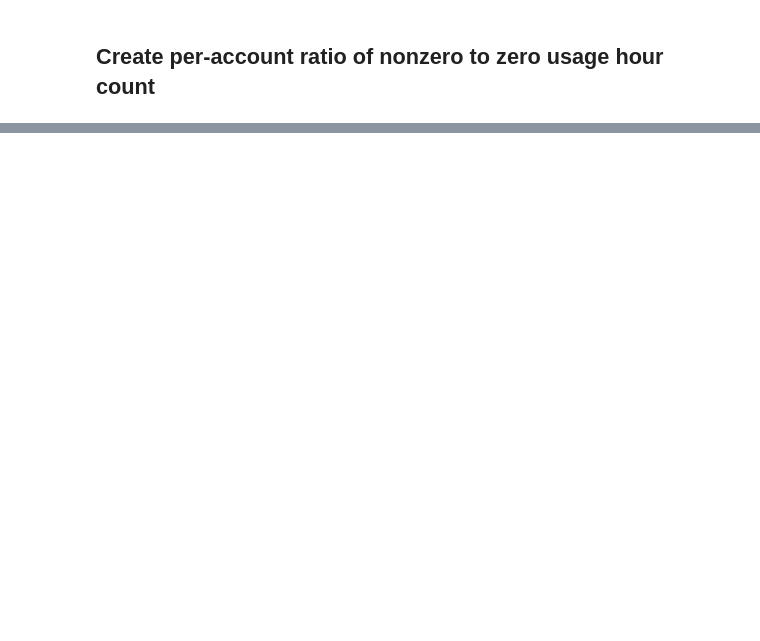
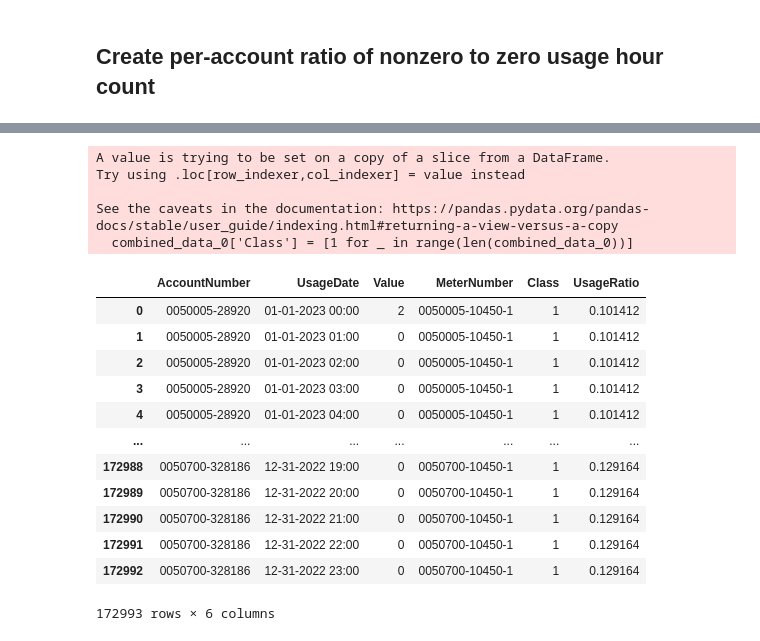
Before and after one commit to Starfarmer2/DIIG_Aquatrax_F23, a Jupyter notebook: src/Small_Leaks/leak_lda_v2_Lewis.ipynb, the cells around one changed output, grey strips where cells are left out. Saved outputs shown, nothing was run; the diff lists cells and outputs as text; code cells hidden in the pictures; blank space fills up the shorter version.

```diff
--- a/src/Small_Leaks/leak_lda_v2_Lewis.ipynb
+++ b/src/Small_Leaks/leak_lda_v2_Lewis.ipynb
@@ -406,0 +409,26 @@ plt.legend(title='Ground Truth Leakage', loc='upper right')
+# %%
+combined_data_0 = combined_data.loc[combined_data['Class'] == 0]
+# %%
+combined_data_0['Class'] = [1 for _ in range(len(combined_data_0))]
+# %% [output]
+A value is trying to be set on a copy of a slice from a DataFrame.
+Try using .loc[row_indexer,col_indexer] = value instead
+
+See the caveats in the documentation: https://pandas.pydata.org/pandas-docs/stable/user_guide/indexing.html#returning-a-view-versus-a-copy
+  combined_data_0['Class'] = [1 for _ in range(len(combined_data_0))]
+# %%
+combined_data_0
+# %% [output]
+|  | AccountNumber | UsageDate | Value | MeterNumber | Class | UsageRatio |
+| 0 | 0050005-28920 | 01-01-2023 00:00 | 2 | 0050005-10450-1 | 1 | 0.101412 |
+| 1 | 0050005-28920 | 01-01-2023 01:00 | 0 | 0050005-10450-1 | 1 | 0.101412 |
+| 2 | 0050005-28920 | 01-01-2023 02:00 | 0 | 0050005-10450-1 | 1 | 0.101412 |
+| 3 | 0050005-28920 | 01-01-2023 03:00 | 0 | 0050005-10450-1 | 1 | 0.101412 |
+| 4 | 0050005-28920 | 01-01-2023 04:00 | 0 | 0050005-10450-1 | 1 | 0.101412 |
+| ... | ... | ... | ... | ... | ... | ... |
+| 172988 | 0050700-328186 | 12-31-2022 19:00 | 0 | 0050700-10450-1 | 1 | 0.129164 |
+| 172989 | 0050700-328186 | 12-31-2022 20:00 | 0 | 0050700-10450-1 | 1 | 0.129164 |
+| 172990 | 0050700-328186 | 12-31-2022 21:00 | 0 | 0050700-10450-1 | 1 | 0.129164 |
+| 172991 | 0050700-328186 | 12-31-2022 22:00 | 0 | 0050700-10450-1 | 1 | 0.129164 |
+| 172992 | 0050700-328186 | 12-31-2022 23:00 | 0 | 0050700-10450-1 | 1 | 0.129164 |
+172993 rows × 6 columns
```
Also changed, not shown: parts of 13 cells of this notebook.
